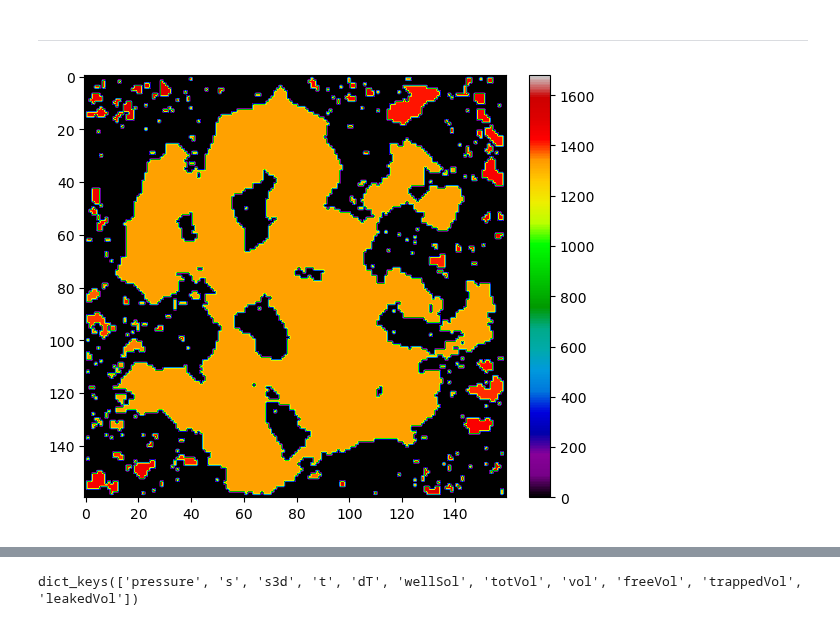
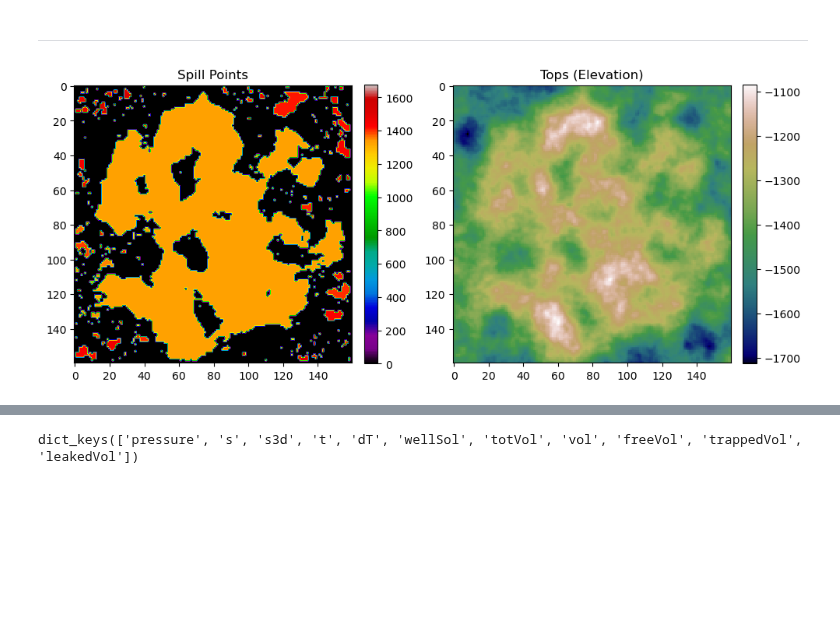
Before and after one commit to misaelmmorales/Placement-Control-Optim-CO2, a Jupyter notebook: SlopingAquifer/SlopingAquifer.ipynb, the cells around one changed output, grey strips where cells are left out. Saved outputs shown, nothing was run; the diff lists cells and outputs as text; code cells hidden in the pictures; blank space fills up the shorter version.

```diff
--- a/SlopingAquifer/SlopingAquifer.ipynb
+++ b/SlopingAquifer/SlopingAquifer.ipynb
@@ -19,10 +20,16 @@ mt2m3      = sec2year*co2_rho/mega/1e3
 ***
 # %%
 structuralTraps = sio.loadmat('structuralTraps.mat', simplify_cells=True)['ts']
+grid = sio.loadmat('G.mat', simplify_cells=True)['G']
+gridVE = sio.loadmat('Gt.mat', simplify_cells=True)['Gt']
+tops2d = -gridVE['cells']['z'].reshape(NX,NY)
 
-plt.imshow(structuralTraps['z_spill_loc'].reshape(NX,NY), cmap='nipy_spectral')
-plt.colorbar(pad=0.04, fraction=0.046)
+fig, axs = plt.subplots(1, 2, figsize=(10,5))
+im1 = axs[0].imshow(structuralTraps['z_spill_loc'].reshape(NX,NY), cmap='nipy_spectral')
+im2 = axs[1].imshow(tops2d, cmap='gist_earth', interpolation='none')
+[plt.colorbar(i, pad=0.04, fraction=0.046) for i in [im1, im2]]
+[a.set(title=['Spill Points', 'Tops (Elevation)'][i]) for i,a in enumerate(axs)]
 plt.tight_layout()
 plt.show()
 # %% [output]
-[figure, old version]
+[figure, new version]
```
Also changed, not shown: parts of 6 cells of this notebook, 8 other files.
